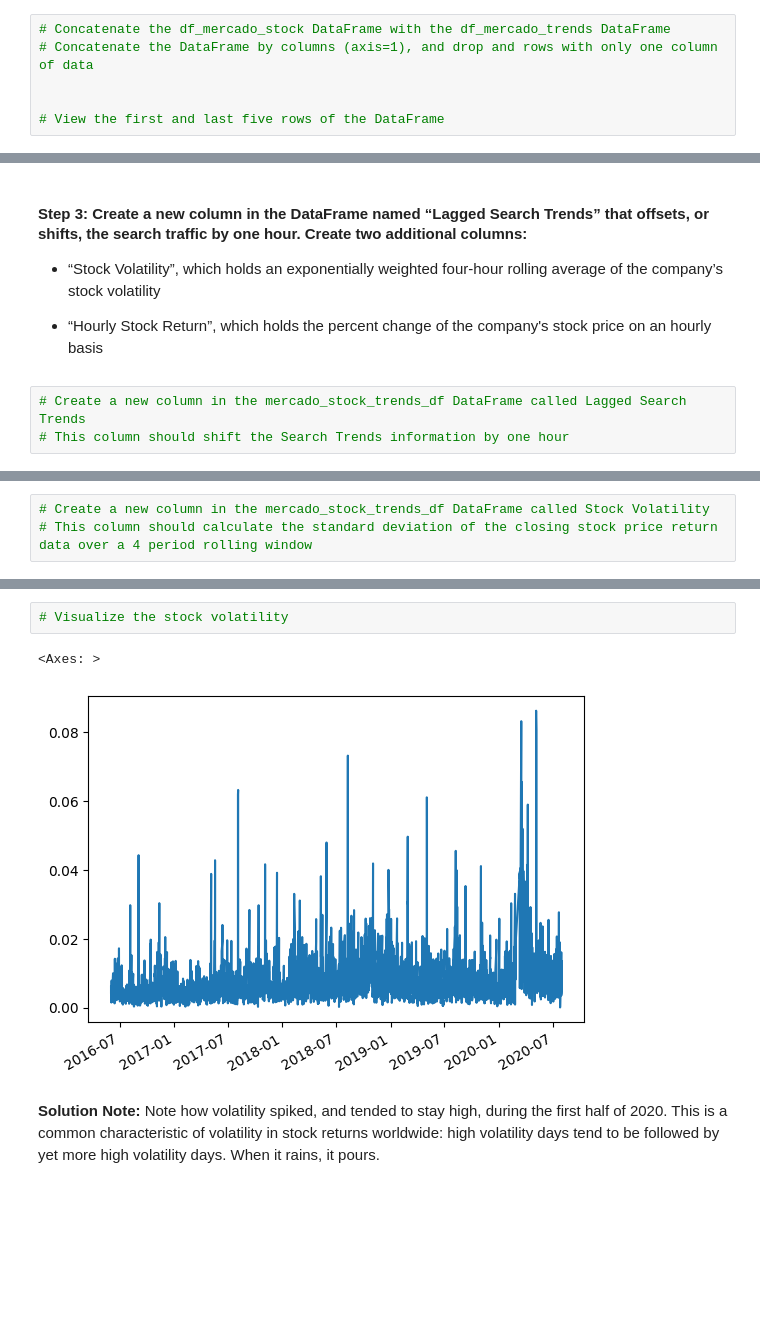
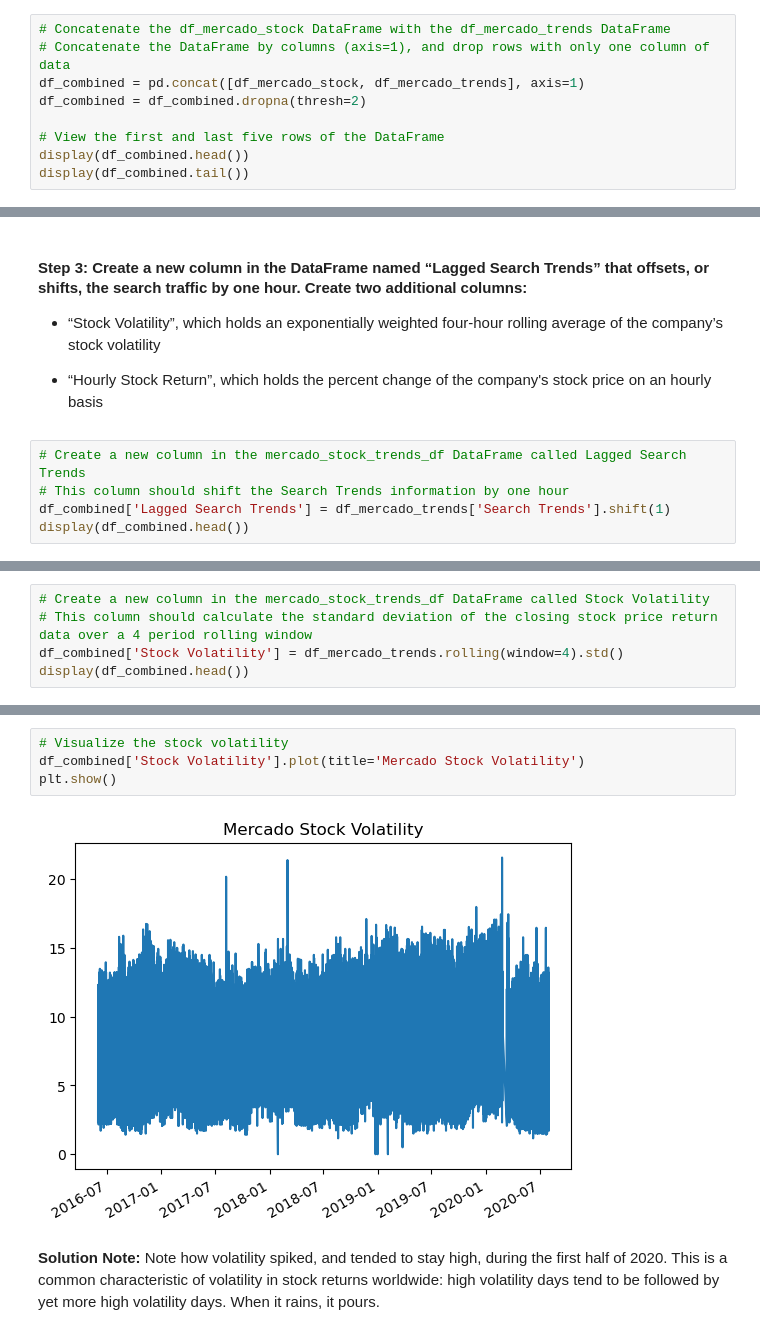
Before and after one commit to D4ality/prophet-challenge, a Jupyter notebook: forecasting_net_prophet.ipynb, the cells around one changed output, grey strips where cells are left out. Saved outputs shown, nothing was run; the diff lists cells and outputs as text; blank space fills up the shorter version.

```diff
--- a/forecasting_net_prophet.ipynb
+++ b/forecasting_net_prophet.ipynb
@@ -269,9 +273,12 @@ display(df_mercado_stock.tail())
 # %%
 # Concatenate the df_mercado_stock DataFrame with the df_mercado_trends DataFrame
-# Concatenate the DataFrame by columns (axis=1), and drop and rows with only one column of data
-
+# Concatenate the DataFrame by columns (axis=1), and drop rows with only one column of data
+df_combined = pd.concat([df_mercado_stock, df_mercado_trends], axis=1)
+df_combined = df_combined.dropna(thresh=2)
 
 # View the first and last five rows of the DataFrame
+display(df_combined.head())
+display(df_combined.tail())
 # %% [output]
 |  | close | Search Trends |
 | 2016-06-01 09:00:00 | 135.16 | 6.0 |
@@ -327,3 +337,5 @@ array([<Axes: >, <Axes: >], dtype=object)
 # %%
 # Create a new column in the mercado_stock_trends_df DataFrame called Lagged Search Trends
 # This column should shift the Search Trends information by one hour
+df_combined['Lagged Search Trends'] = df_mercado_trends['Search Trends'].shift(1)
+display(df_combined.head())
@@ -330,3 +349,5 @@ array([<Axes: >, <Axes: >], dtype=object)
 # %%
 # Create a new column in the mercado_stock_trends_df DataFrame called Stock Volatility
 # This column should calculate the standard deviation of the closing stock price return data over a 4 period rolling window
+df_combined['Stock Volatility'] = df_mercado_trends.rolling(window=4).std()
+display(df_combined.head())
@@ -333,8 +361,9 @@ array([<Axes: >, <Axes: >], dtype=object)
 # %%
 # Visualize the stock volatility
+df_combined['Stock Volatility'].plot(title='Mercado Stock Volatility')
+plt.show()
 # %% [output]
-<Axes: >
-[figure, old version]
+[figure, new version]
 # %% [markdown]
 **Solution Note:** Note how volatility spiked, and tended to stay high, during the first half of 2020. This is a common characteristic of volatility in stock returns worldwide: high volatility days tend to be followed by yet more high volatility days. When it rains, it pours.
 # %%
```
Also changed, not shown: parts of 10 cells of this notebook, 1 other file.
